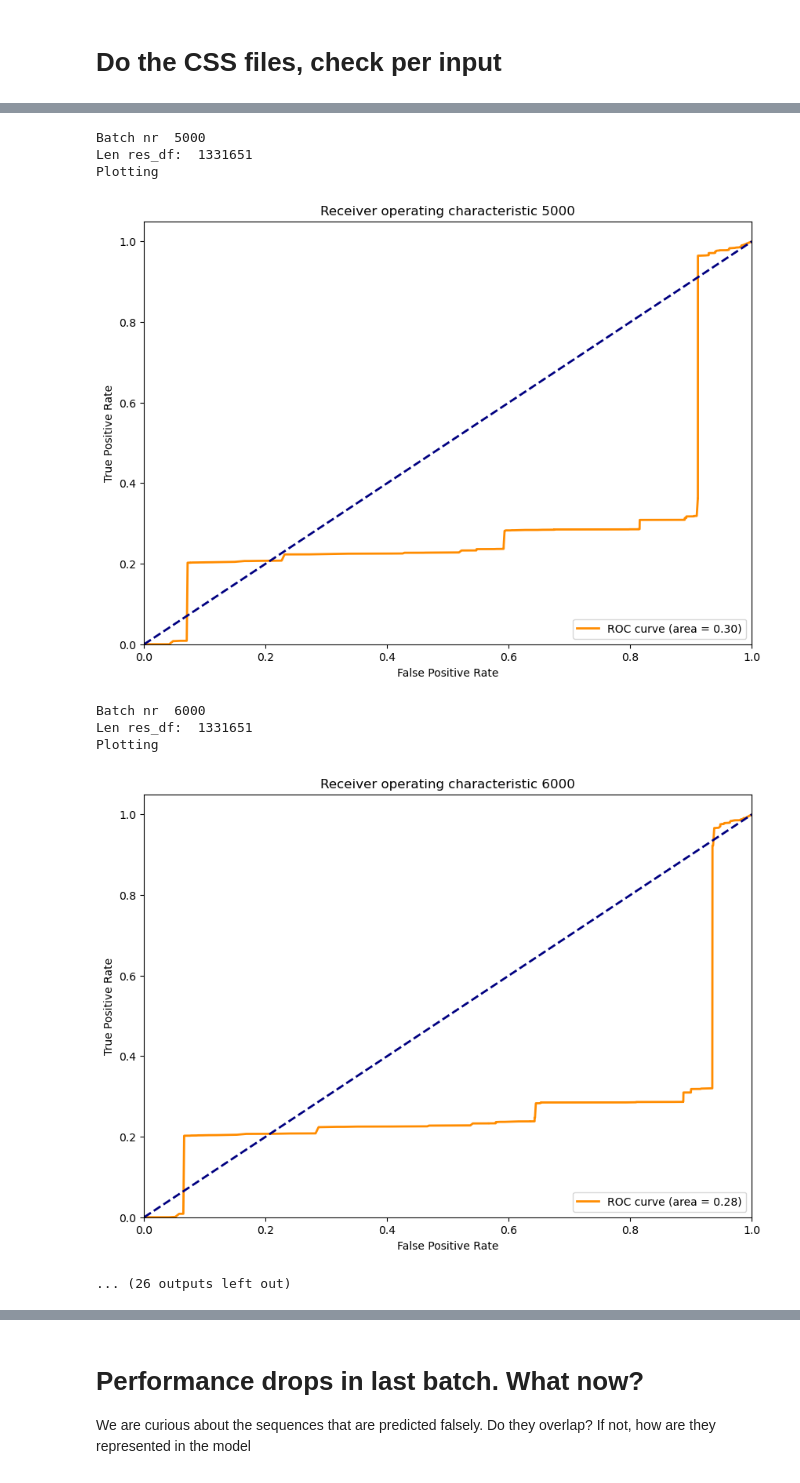
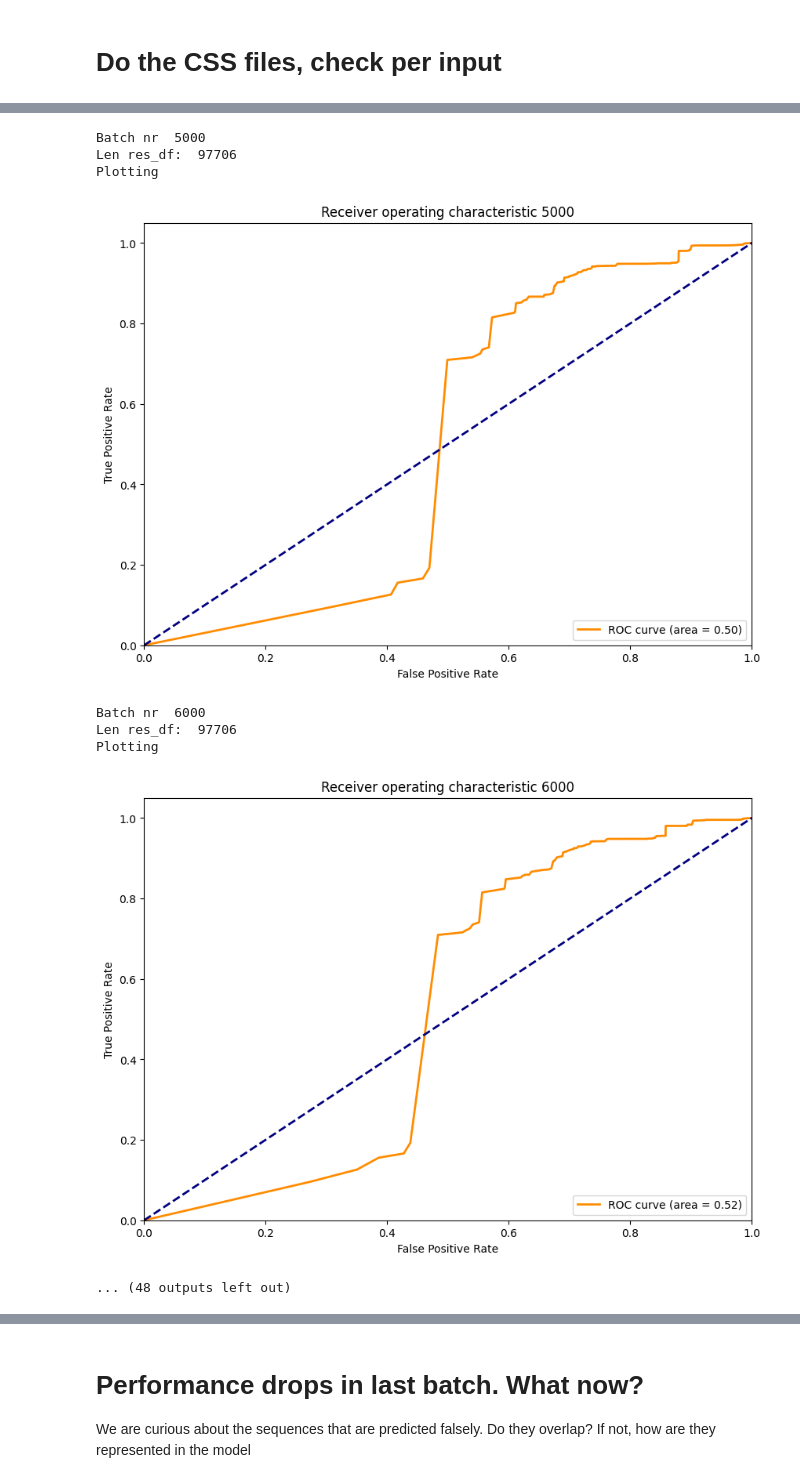
Before and after one commit to tudelft-cda-lab/FlexFringe, a Jupyter notebook: data/streaming/ROC_curves.ipynb, the cells around one changed output, grey strips where cells are left out. Cells and saved outputs as stored; diff of their text form; code cells hidden in the pictures.

```diff
--- a/data/streaming/ROC_curves.ipynb
+++ b/data/streaming/ROC_curves.ipynb
@@ -25,13 +33,28 @@ results_df
+# %%
+unparsable_seqs = set()
+for i, ss in enumerate(results_df[" state sequence"]):
+    s_set = set([int(x) for x in ss.strip().strip("[").strip("]").split(",")])
+    if -1 in s_set:
+        unparsable_seqs.add(i)
 # %%
 mean_scores = results_df[" mean scores"]
 min_scores = results_df[" min score"]
 
+def get_specific_score(x:str):
+    index = -1
+    s = x.strip().strip("[").strip("]").split(",")
+    return float(s[index])
+
+individual_scores = results_df[" score sequence"].apply(get_specific_score)
+
 del results_df
 # %%
 import numpy as np
 
 labels = list()
 for line in open(label_file, "rt"):
+    label_set = set(line.split())
+    #if "1" in label_set:
     if line.split()[-1] != background_label:
         labels.append(1)
     else:
@@ -48,7 +71,10 @@ len(labels), len(mean_scores)
 # %%
 from sklearn.metrics import roc_curve, auc, roc_auc_score
 
-score = -mean_scores
+score = -individual_scores
+
+#for idx in unparsable_seqs:
+#    score[idx] = 100
 
 fpr, tpr, thresholds = roc_curve(labels, score)
 roc_auc = roc_auc_score(labels, score)
@@ -85,7 +111,7 @@ from sklearn.metrics import roc_curve, auc, roc_auc_score
 
 base_dir = "../.."
 
-for i in range(1, 20):
+for i in range(1, n_batches+1):
     batch_nr = str(int(i*1000))
     results_file = "model_batch_nr_{}.json.result".format(batch_nr)
 
@@ -99,7 +125,7 @@ for i in range(1, 20):
 
     del results_df
 
-    score = -mean_scores
+    score = -min_scores
 
     fpr, tpr, thresholds = roc_curve(labels, score)
     roc_auc = roc_auc_score(labels, score)
@@ -144,9 +170,9 @@ Plotting
 Batch nr  5000
-Len res_df:  1331651
+Len res_df:  97706
 Plotting
-[figure, old version]
+[figure, new version]
 Batch nr  6000
-Len res_df:  1331651
+Len res_df:  97706
 Plotting
-[figure, old version]
+[figure, new version]
-... (26 outputs left out)
+... (48 outputs left out)
```
Also changed, not shown: parts of 14 cells of this notebook, 29 other files.
